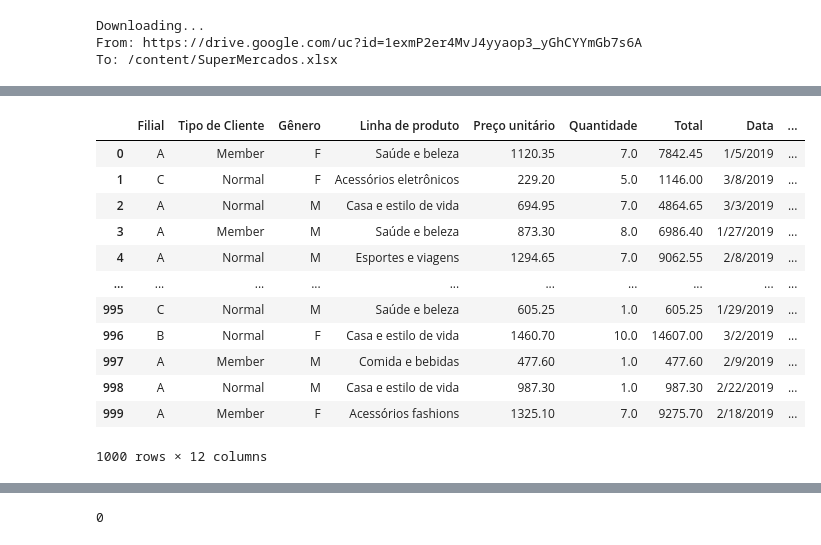
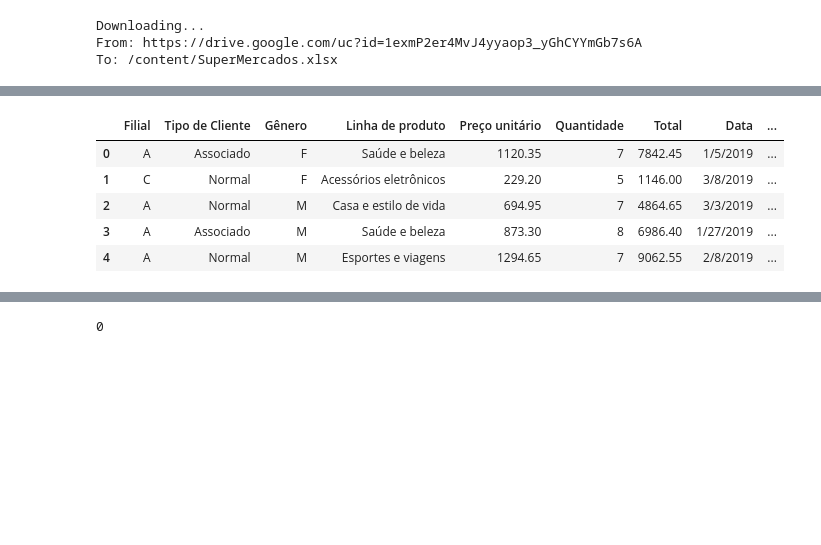
Before and after one commit to Enmoth/Mineracao-de-Dados, a Jupyter notebook: MineracaoBasica.ipynb, the cells around one changed output, grey strips where cells are left out. Saved outputs shown, nothing was run; the diff lists cells and outputs as text; code cells hidden in the pictures; blank space fills up the shorter version.

```diff
--- a/MineracaoBasica.ipynb
+++ b/MineracaoBasica.ipynb
@@ -55,16 +118,11 @@ df.drop(columns=['porcentagem de margem bruta','renda bruta', 'ID da fatura'], i
+# %%
+df.rename(columns={'Tempo':'Horário'}, inplace = True) #Trocando o nome da coluna Tempo por Horário
 # %%
-df
+df.head()
 # %% [output]
 |  | Filial | Tipo de Cliente | Gênero | Linha de produto | Preço unitário | Quantidade | Total | Data | ... |
-| 0 | A | Member | F | Saúde e beleza | 1120.35 | 7.0 | 7842.45 | 1/5/2019 | ... |
-| 1 | C | Normal | F | Acessórios eletrônicos | 229.20 | 5.0 | 1146.00 | 3/8/2019 | ... |
-| 2 | A | Normal | M | Casa e estilo de vida | 694.95 | 7.0 | 4864.65 | 3/3/2019 | ... |
-| 3 | A | Member | M | Saúde e beleza | 873.30 | 8.0 | 6986.40 | 1/27/2019 | ... |
-| 4 | A | Normal | M | Esportes e viagens | 1294.65 | 7.0 | 9062.55 | 2/8/2019 | ... |
-| ... | ... | ... | ... | ... | ... | ... | ... | ... | ... |
-| 995 | C | Normal | M | Saúde e beleza | 605.25 | 1.0 | 605.25 | 1/29/2019 | ... |
-| 996 | B | Normal | F | Casa e estilo de vida | 1460.70 | 10.0 | 14607.00 | 3/2/2019 | ... |
-| 997 | A | Member | M | Comida e bebidas | 477.60 | 1.0 | 477.60 | 2/9/2019 | ... |
-| 998 | A | Normal | M | Casa e estilo de vida | 987.30 | 1.0 | 987.30 | 2/22/2019 | ... |
-| 999 | A | Member | F | Acessórios fashions | 1325.10 | 7.0 | 9275.70 | 2/18/2019 | ... |
+| 0 | A | Associado | F | Saúde e beleza | 1120.35 | 7 | 7842.45 | 1/5/2019 | ... |
+| 1 | C | Normal | F | Acessórios eletrônicos | 229.20 | 5 | 1146.00 | 3/8/2019 | ... |
+| 2 | A | Normal | M | Casa e estilo de vida | 694.95 | 7 | 4864.65 | 3/3/2019 | ... |
+| 3 | A | Associado | M | Saúde e beleza | 873.30 | 8 | 6986.40 | 1/27/2019 | ... |
+| 4 | A | Normal | M | Esportes e viagens | 1294.65 | 7 | 9062.55 | 2/8/2019 | ... |
-1000 rows × 12 columns
```
Also changed, not shown: parts of 134 cells of this notebook.
